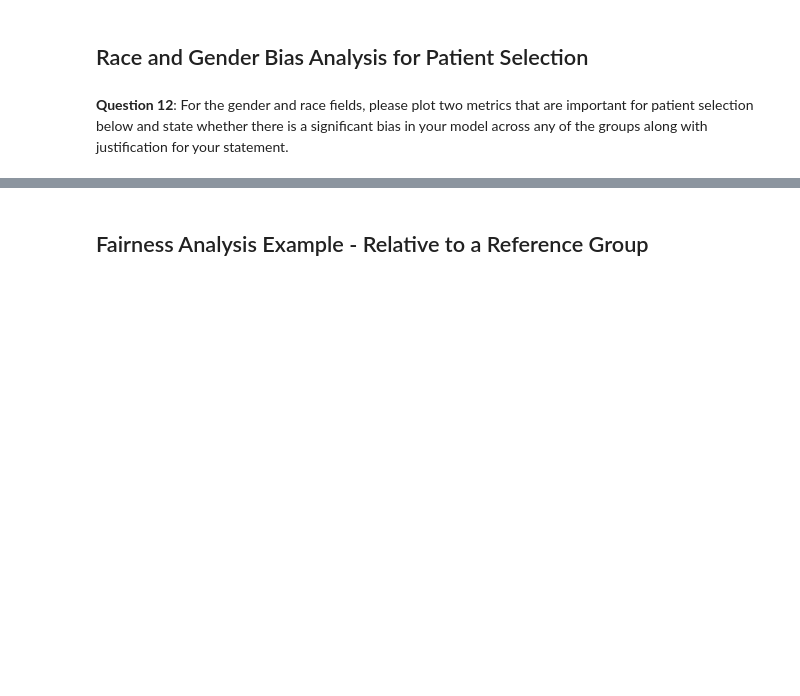
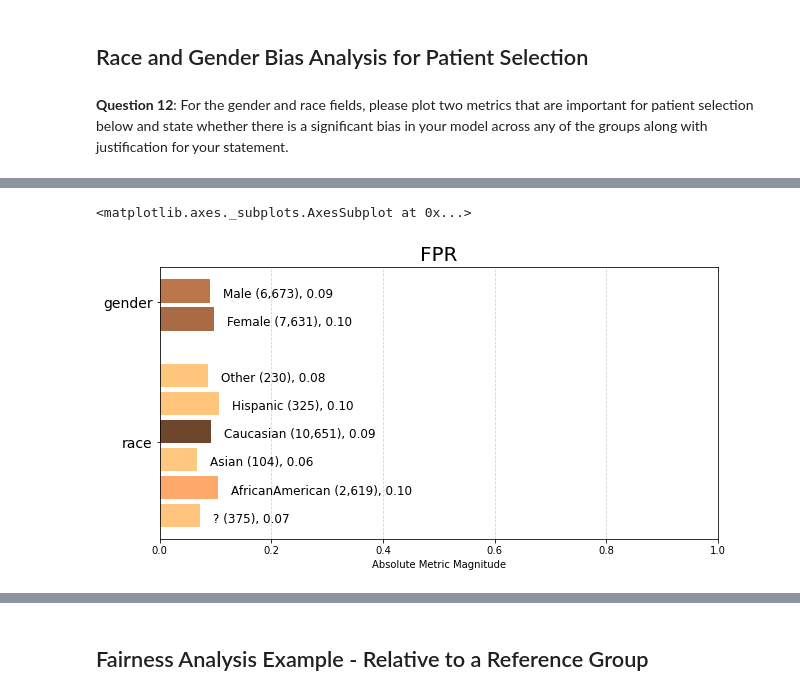
Before and after one commit to odysseus/ehr_project, a Jupyter notebook: project/starter_code/Project_NN.ipynb, the cells around one changed output, grey strips where cells are left out. Cells and saved outputs as stored; diff of their text form; code cells hidden in the pictures; blank space fills up the shorter version.

```diff
--- a/project/starter_code/Project_NN.ipynb
+++ b/project/starter_code/Project_NN.ipynb
@@ -502,0 +618,5 @@ fdf = f.get_group_value_fairness(bdf)
+# %%
+aqp.plot_group_metric(clean_xtab, 'fpr')
+# %% [output]
+<matplotlib.axes._subplots.AxesSubplot at 0x...>
+[figure, added]
```
Also changed, not shown: parts of 44 cells of this notebook, 10 other files.
